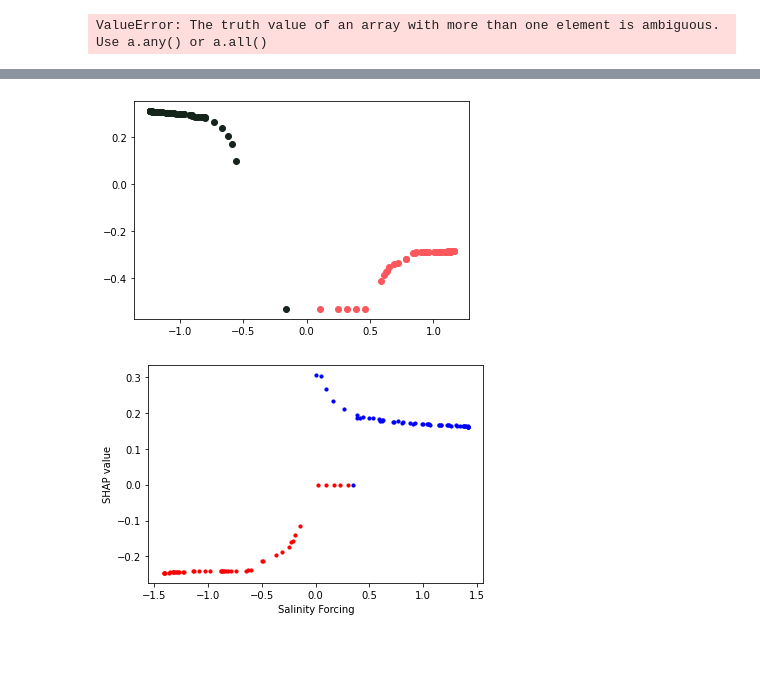
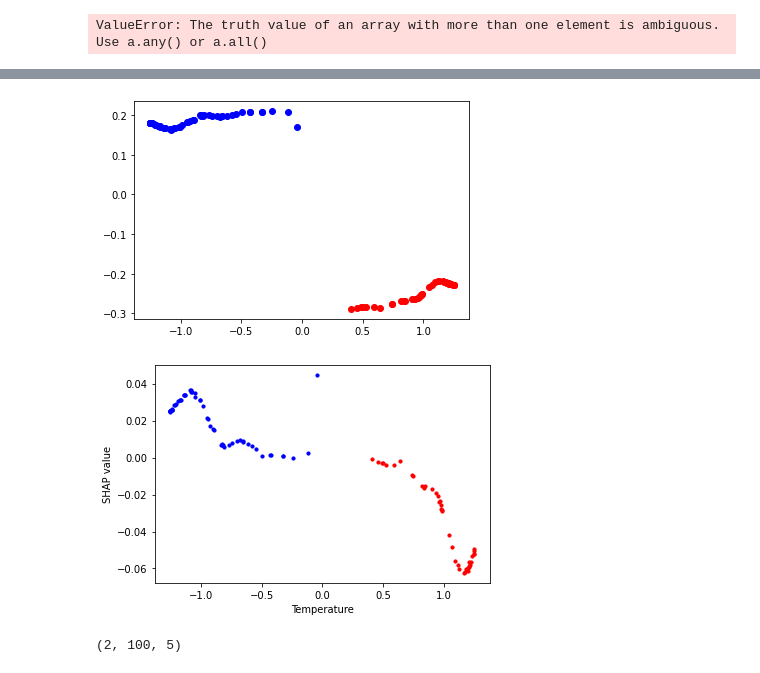
Before and after one commit to CompClimate/AMOC_XAI, a Jupyter notebook: stommel_shap_salinity_temp.ipynb, the cells around one changed output, grey strips where cells are left out. Cells and saved outputs as stored; diff of their text form; code cells hidden in the pictures.

Commit message:
dependency plot

```diff
--- a/stommel_shap_salinity_temp.ipynb
+++ b/stommel_shap_salinity_temp.ipynb
@@ -274,3 +279,7 @@ for x in transformed_X:
+# %%
+k=1e9
+alpha=0.2
+beta=0.8
 # %%
 def get_q_color(DeltaT, DeltaS):
     q = -k*(-alpha*DeltaT + beta*DeltaS)
@@ -294,12 +303,12 @@ shap.dependence_plot(1, shap_values_mean[1], X_val100, feature_names=['time', 's
 for i in range(100):
     plt.scatter(X_val100[:, 1][i], shap_values_mean[1][:, 1][i], color=get_q_color(X_val100[:, 2][i], X_val100[:, 1][i]))
 # %% [output]
-[figure, old version]
+[figure, new version]
 # %%
 # blue positive q, red negative q
 for i in range(100):
-    plt.scatter(X_val100[:, 3][i], shap_values_mean[1][:, 3][i], color=get_q_color(X_val100[:, 2][i], X_val100[:, 1][i]), s=10)
-plt.xlabel('Salinity Forcing');
+    plt.scatter(X_val100[:, 2][i], shap_values_mean[1][:, 3][i], color=get_q_color(X_val100[:, 2][i], X_val100[:, 1][i]), s=10)
+plt.xlabel('Temperature');
 plt.ylabel('SHAP value');
 # %% [output]
-[figure, old version]
+[figure, new version]
@@ -305,0 +318,4 @@ plt.ylabel('SHAP value');
+# %%
+shap_values_mean.shape
+# %% [output]
+(2, 100, 5)
```
Also changed, not shown: parts of 8 cells of this notebook.
